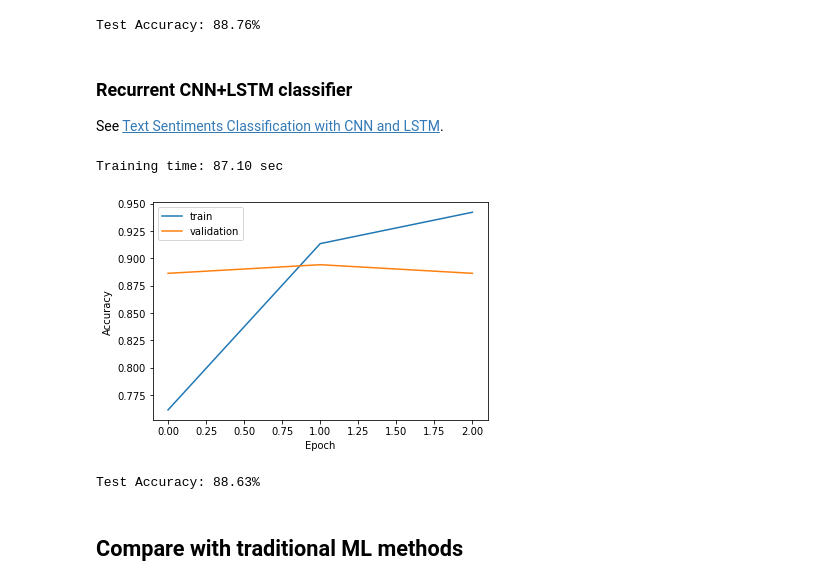
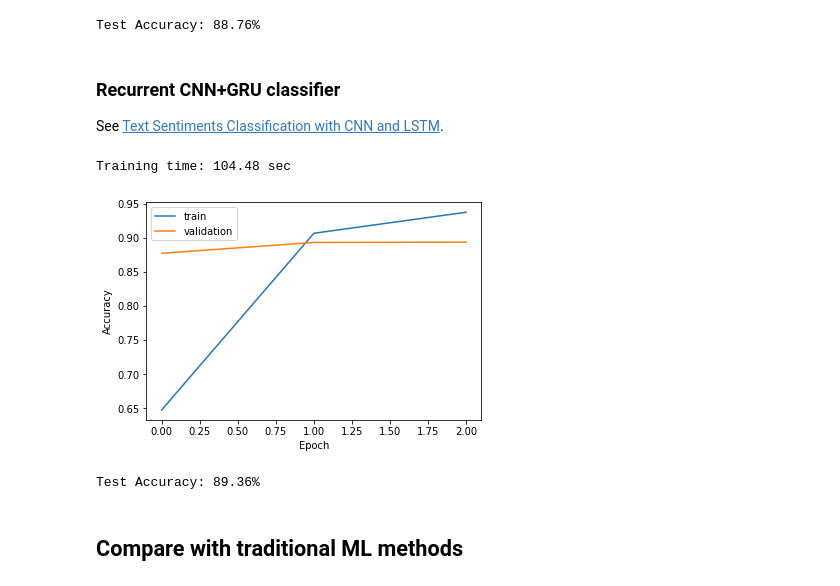
Before and after one commit to jhagelback/ml-sk, a Jupyter notebook: Keras/IMDB sentiment analysis.ipynb, the cells around one changed output. Drawn from its saved outputs; the diff is of its cells as text; code cells hidden in the pictures.

```diff
--- a/Keras/IMDB sentiment analysis.ipynb
+++ b/Keras/IMDB sentiment analysis.ipynb
@@ -144,33 +144,33 @@ Training time: 55.98 sec
 [figure]
 Test Accuracy: 88.76%
 # %% [markdown]
-<h3>Recurrent CNN+LSTM classifier</h3>
+<h3>Recurrent CNN+GRU classifier</h3>
 
 See <a href="https://medium.com/@mrunal68/text-sentiments-classification-with-cnn-and-lstm-f92652bc29fd">Text Sentiments Classification with CNN and LSTM</a>.
 # %%
 model = Sequential()
 # Embedding layer
 model.add(Embedding(input_dim=top_words, output_dim=embedding_size, input_length=max_words))
 # ConvNet layer
 model.add(Conv1D(filters=32, kernel_size=5, padding="same", activation="relu"))
 model.add(MaxPooling1D())
-model.add(Conv1D(filters=32, kernel_size=5, padding="same", activation="relu"))
+model.add(Conv1D(filters=64, kernel_size=5, padding="same", activation="relu"))
 model.add(MaxPooling1D())
 # Recurrent layer using GRU
 model.add(GRU(32, return_sequences=True, dropout=0.2, recurrent_dropout=0.2))
 # Fully connected layer
 model.add(Flatten())
-model.add(Dense(250, activation="relu")) # 128
+model.add(Dense(128, activation="relu"))
 model.add(Dropout(0.4))
 model.add(Dense(1, activation="sigmoid"))
 
 model.compile(loss="binary_crossentropy", optimizer=Adam(learning_rate=0.005, amsgrad=True), metrics=["accuracy"])
 
 train_and_evaluate(model, no_epochs=3)
 # %% [output]
-Training time: 87.10 sec
+Training time: 104.48 sec
-[figure, old version]
+[figure, new version]
-Test Accuracy: 88.63%
+Test Accuracy: 89.36%
 # %% [markdown]
 <h2>Compare with traditional ML methods</h2>
 # %% [markdown]
```
